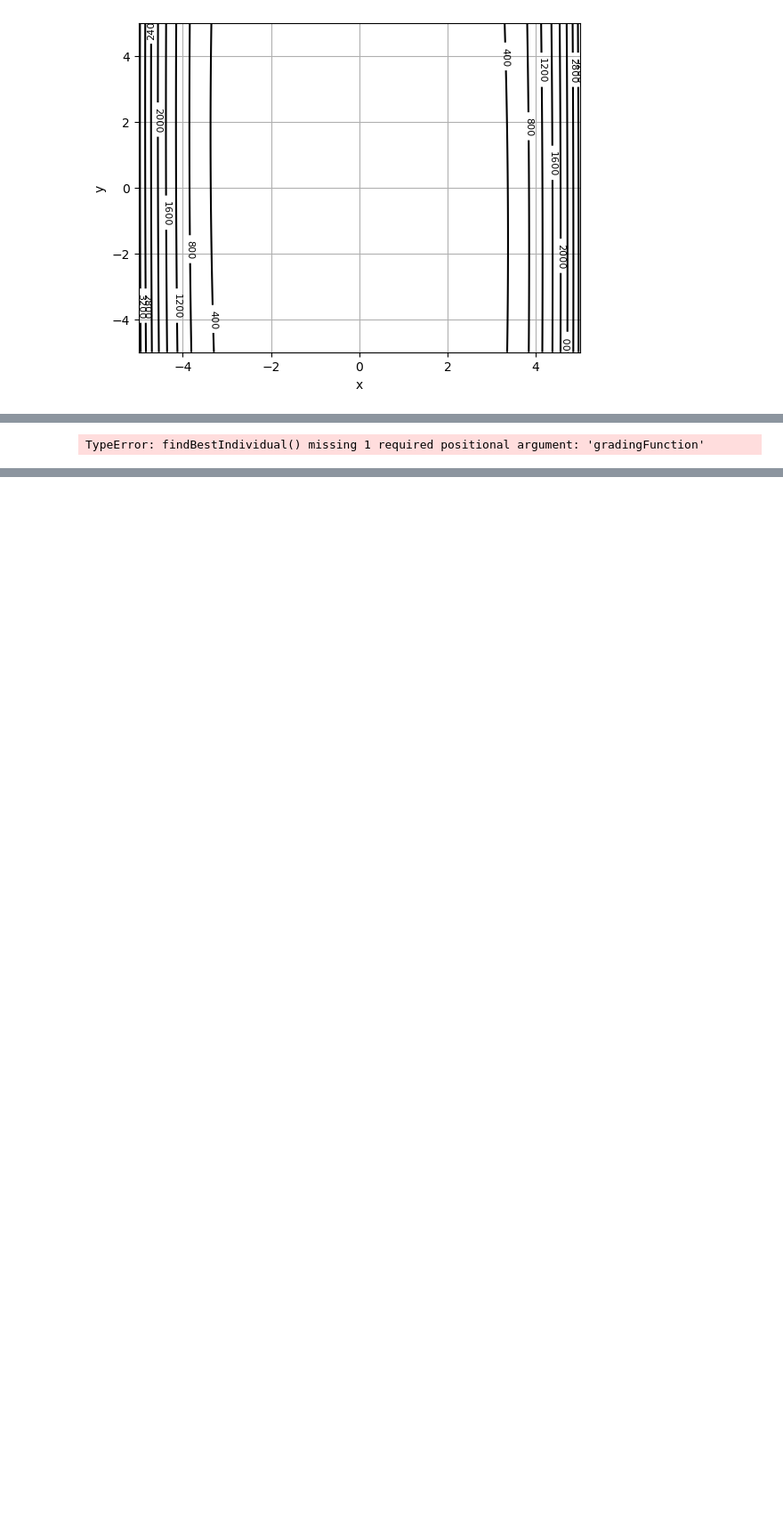
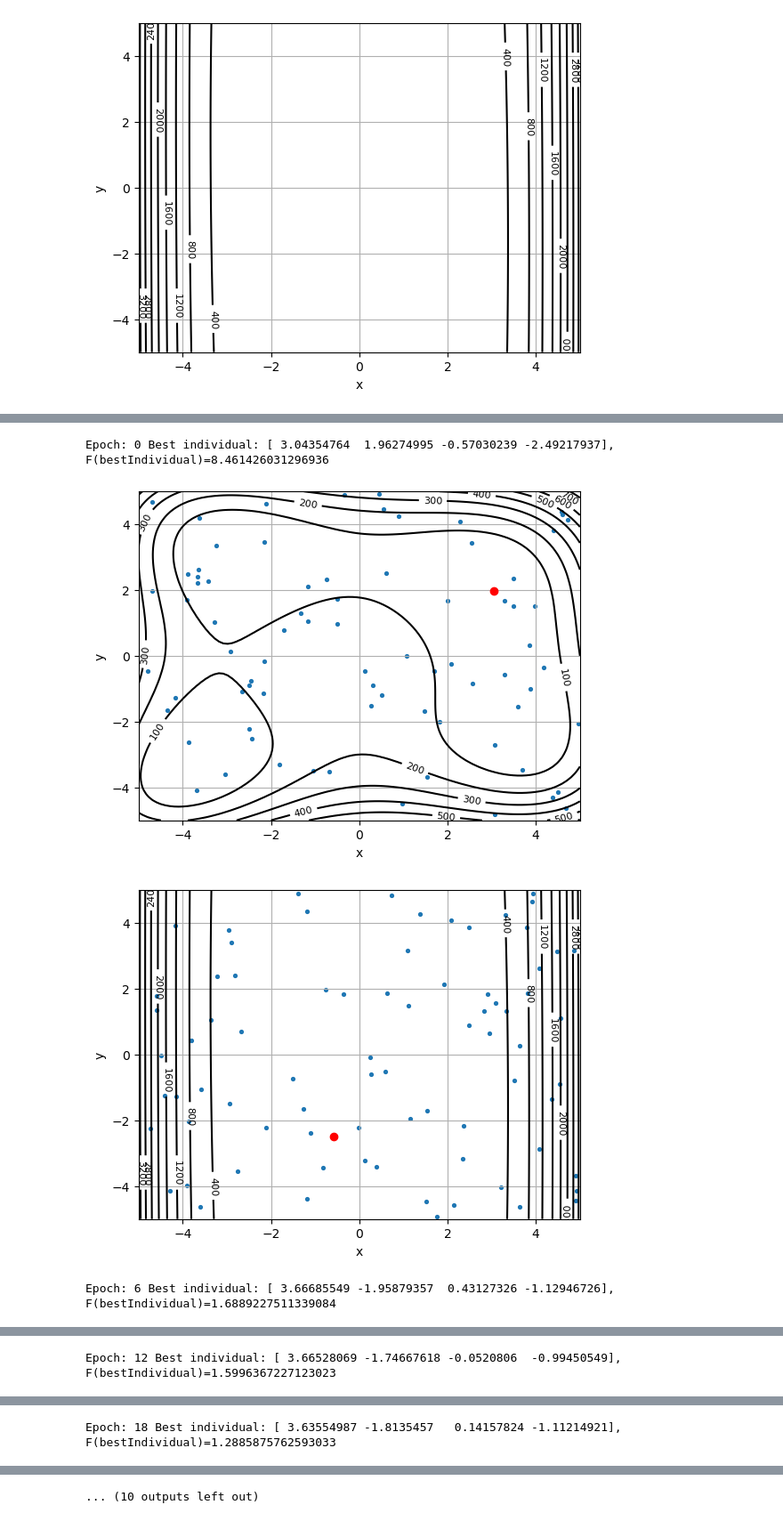
Before and after one commit to Wojtekpob/AI-algorithms, a Jupyter notebook: lab2_algorytmy_ewolucyjne/zad2.ipynb, the cells around one changed output, grey strips where cells are left out. Shown at 89% size. Cells and saved outputs as stored; diff of their text form; code cells hidden in the pictures; blank space fills up the shorter version.

```diff
--- a/lab2_algorytmy_ewolucyjne/zad2.ipynb
+++ b/lab2_algorytmy_ewolucyjne/zad2.ipynb
@@ -141,7 +143,7 @@ def generateSpecificF1Population(size, point, sigma, D):
     return population
 # %%
 def evolutionAlgorithm(maxIterations,populationSize,crossingProbability,sigma,D,startingPopulation=None,gradingFunction=sumF1F2):
-    epochs = []
+    generations = []
     if startingPopulation is None:
         lastPopulation = generateRandomPopulation(populationSize, D)
     else:
@@ -149,7 +151,7 @@ def evolutionAlgorithm(maxIterations,populationSize,crossingProbability,sigma,D,
     bestIndividual = updateBestIndividual(lastPopulation, lastPopulation[0],D,gradingFunction)
     lastPopulationGrade = gradePopulation(lastPopulation,D,gradingFunction)
     i = 0
-    epochs.append(lastPopulation)
+    generations.append(lastPopulation)
     while i < maxIterations:
         newPopulation = tournamentSelection(lastPopulation,D,gradingFunction)
         newPopulation = populationCrossBreeding(newPopulation, crossingProbability)
@@ -160,6 +162,6 @@ def evolutionAlgorithm(maxIterations,populationSize,crossingProbability,sigma,D,
         if newPopulationGrade < lastPopulationGrade:
             lastPopulation = newPopulation
             lastPopulationGrade = newPopulationGrade
-        epochs.append(lastPopulation)
+        generations.append(lastPopulation)
         i += 1
-    return epochs, bestIndividual
+    return generations, bestIndividual
@@ -190,15 +168,11 @@ def evolutionAlgorithm(maxIterations,populationSize,crossingProbability,sigma,D,
 # %%
-def printPlots(j,D,size,step,crossingProbability,sigma,gradingFunction=sumF1F2):
-    # j = 30
-    # D = [-5,5]
-    # size = 80
-    # step = 5
-    epochs, bestIndividual = evolutionAlgorithm(j, size, crossingProbability,sigma, D)
+def printPlots(numberOfGenerations,D,size,step,crossingProbability,sigma,gradingFunction=sumF1F2,startingPopulation=None):
+    generations, bestIndividual = evolutionAlgorithm(numberOfGenerations, size, crossingProbability,sigma, D,startingPopulation,gradingFunction)
     X1,Y1,Z1 = getPlotVariables(-5,5,f1)
     X2,Y2,Z2 = getPlotVariables(-5,5,f2)
 
-    for i in range(0,j+1,step):
-        additionalPoints = epochs[i]
+    for i in range(0,numberOfGenerations+1,step):
+        additionalPoints = generations[i]
         additionalPointsF1 = np.array([[item[0], item[1]] for item in additionalPoints])
         additionalPointsF2 = np.array([[item[2], item[3]] for item in additionalPoints])
         currentBestIndividual = findBestIndividual(additionalPoints,D,gradingFunction)
@@ -214,3 +188,11 @@ def printPlots(j,D,size,step,crossingProbability,sigma,gradingFunction=sumF1F2):
     draw2DPlot(X1,Y1,Z1,bestIndividual[0:2])
 
     draw2DPlot(X2,Y2,Z2,bestIndividual[2:4])
+    # Wektor wyników w danej generacji
+    wyniki_danej_generacji = [gradePopulation(item,D,gradingFunction) for item in generations]
+
+    plt.plot(wyniki_danej_generacji)
+    plt.xlabel('Generation')
+    plt.ylabel('Score')
+    plt.title('Generations scores')
+    plt.show()
@@ -217,10 +201,13 @@ def printPlots(j,D,size,step,crossingProbability,sigma,gradingFunction=sumF1F2):
 # %%
 D=[-5,5]
 size=80
-step=5
-crossingProbability=0.8
+step=6
+crossingProbability=0.95
 sigma=0.1
 generations=30
 printPlots(generations,D,size,step,crossingProbability,sigma)
 # %% [output]
-TypeError: findBestIndividual() missing 1 required positional argument: 'gradingFunction'
+Epoch: 0 Best individual: [ 3.04354764  1.96274995 -0.57030239 -2.49217937], F(bestIndividual)=8.461426031296936
+[figure, added]
+[figure, added]
+Epoch: 6 Best individual: [ 3.66685549 -1.95879357  0.43127326 -1.12946726], F(bestIndividual)=1.6889227511339084
@@ -226,0 +216 @@ TypeError: findBestIndividual() missing 1 required positional argument: 'grading
+Epoch: 12 Best individual: [ 3.66528069 -1.74667618 -0.0520806  -0.99450549], F(bestIndividual)=1.5996367227123023
@@ -226,0 +219 @@ TypeError: findBestIndividual() missing 1 required positional argument: 'grading
+Epoch: 18 Best individual: [ 3.63554987 -1.8135457   0.14157824 -1.11214921], F(bestIndividual)=1.2885875762593033
@@ -226,0 +222 @@ TypeError: findBestIndividual() missing 1 required positional argument: 'grading
+... (10 outputs left out)
```
Also changed, not shown: parts of 13 cells of this notebook.
